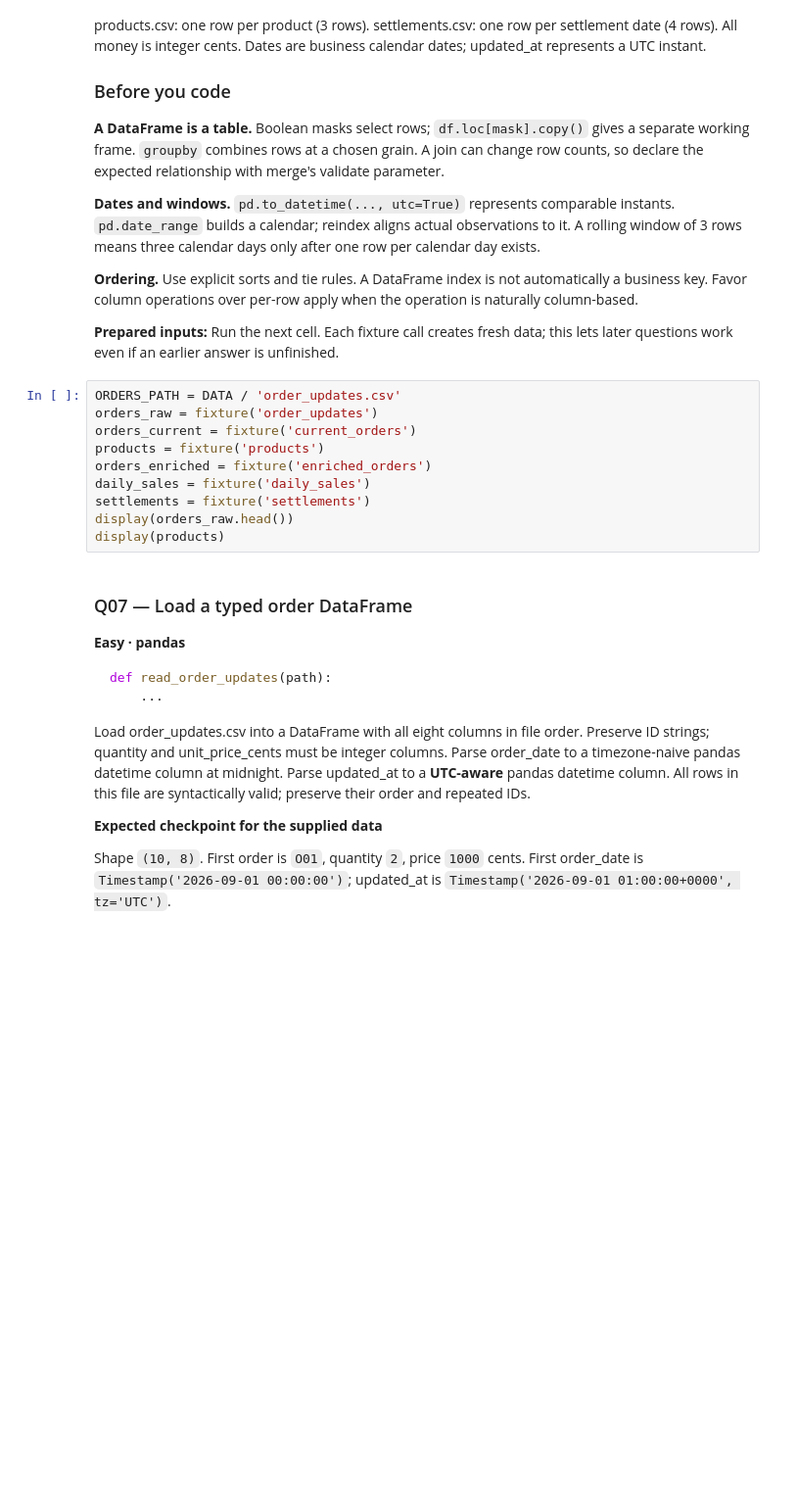
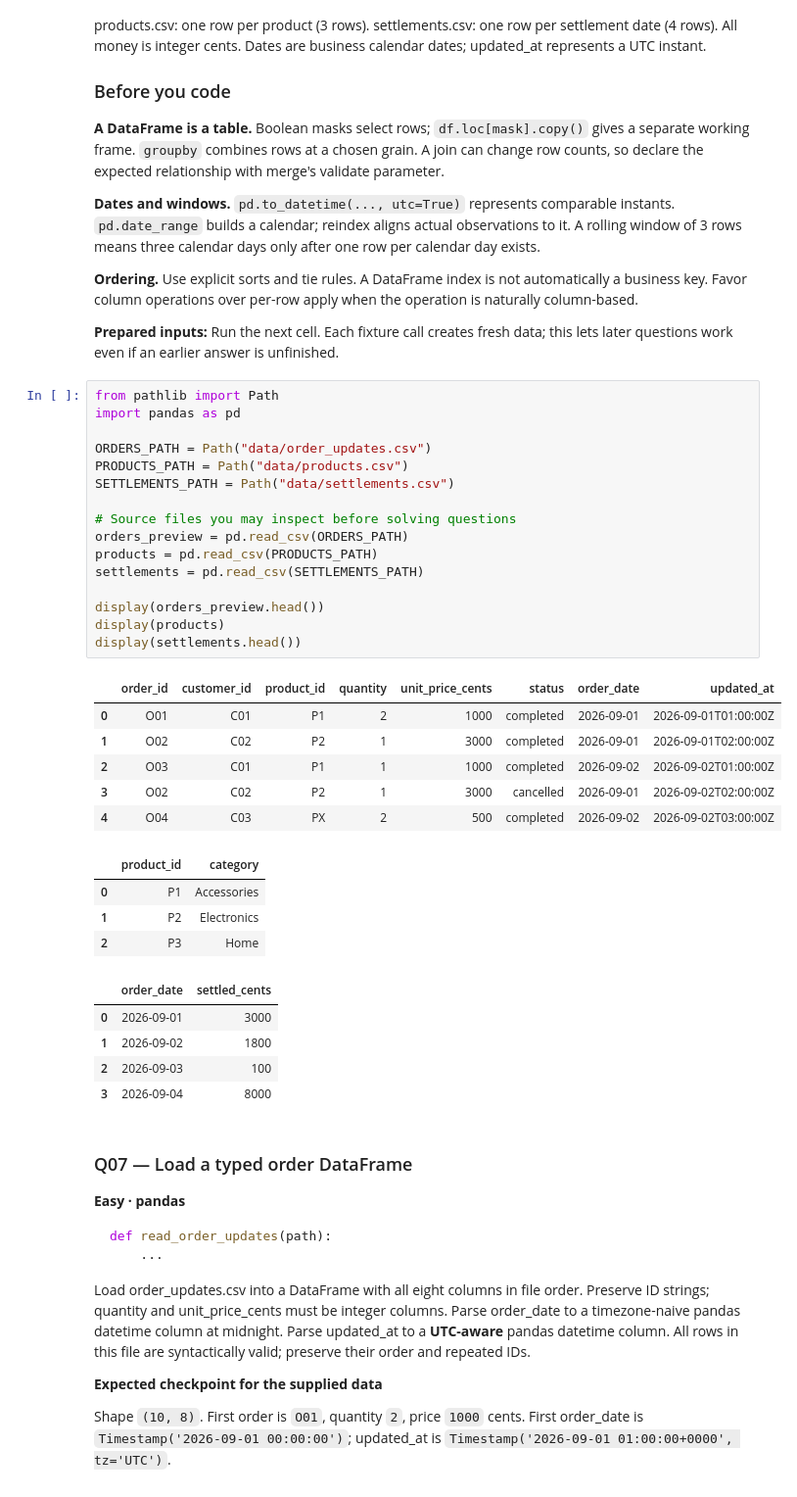
Before and after one commit to pssongs/de_python_practice, a Jupyter notebook: de_python_workbook.ipynb, the cells around one changed output. Shown at 98% size. Drawn from its saved outputs; the diff is of its cells as text; folded sections open; blank space fills up the shorter version.

```diff
--- a/de_python_workbook.ipynb
+++ b/de_python_workbook.ipynb
@@ -856,15 +861,37 @@ order_updates.csv: one row per order update (10 rows); one product per order in
 
 **Prepared inputs:** Run the next cell. Each fixture call creates fresh data; this lets later questions work even if an earlier answer is unfinished.
 # %%
-ORDERS_PATH = DATA / 'order_updates.csv'
-orders_raw = fixture('order_updates')
-orders_current = fixture('current_orders')
-products = fixture('products')
-orders_enriched = fixture('enriched_orders')
-daily_sales = fixture('daily_sales')
-settlements = fixture('settlements')
-display(orders_raw.head())
+from pathlib import Path
+import pandas as pd
+
+ORDERS_PATH = Path("data/order_updates.csv")
+PRODUCTS_PATH = Path("data/products.csv")
+SETTLEMENTS_PATH = Path("data/settlements.csv")
+
+# Source files you may inspect before solving questions
+orders_preview = pd.read_csv(ORDERS_PATH)
+products = pd.read_csv(PRODUCTS_PATH)
+settlements = pd.read_csv(SETTLEMENTS_PATH)
+
+display(orders_preview.head())
 display(products)
+display(settlements.head())
+# %% [output]
+|  | order_id | customer_id | product_id | quantity | unit_price_cents | status | order_date | updated_at |
+| 0 | O01 | C01 | P1 | 2 | 1000 | completed | 2026-09-01 | 2026-09-01T01:00:00Z |
+| 1 | O02 | C02 | P2 | 1 | 3000 | completed | 2026-09-01 | 2026-09-01T02:00:00Z |
+| 2 | O03 | C01 | P1 | 1 | 1000 | completed | 2026-09-02 | 2026-09-02T01:00:00Z |
+| 3 | O02 | C02 | P2 | 1 | 3000 | cancelled | 2026-09-01 | 2026-09-02T02:00:00Z |
+| 4 | O04 | C03 | PX | 2 | 500 | completed | 2026-09-02 | 2026-09-02T03:00:00Z |
+|  | product_id | category |
+| 0 | P1 | Accessories |
+| 1 | P2 | Electronics |
+| 2 | P3 | Home |
+|  | order_date | settled_cents |
+| 0 | 2026-09-01 | 3000 |
+| 1 | 2026-09-02 | 1800 |
+| 2 | 2026-09-03 | 100 |
+| 3 | 2026-09-04 | 8000 |
 # %% [markdown]
 <a id="q07"></a>
 ### Q07 — Load a typed order DataFrame
```
Also changed, not shown: parts of 8 cells of this notebook.
